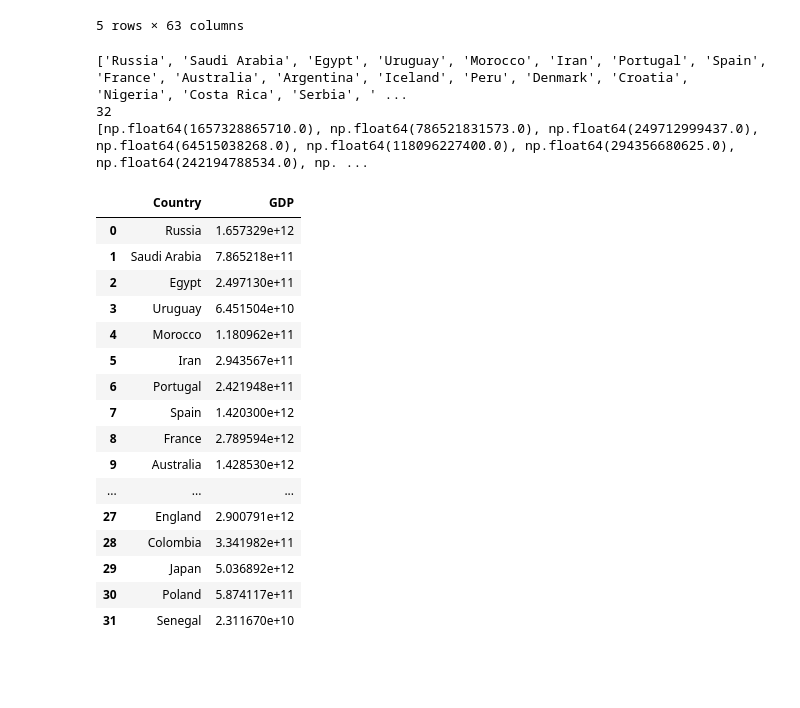
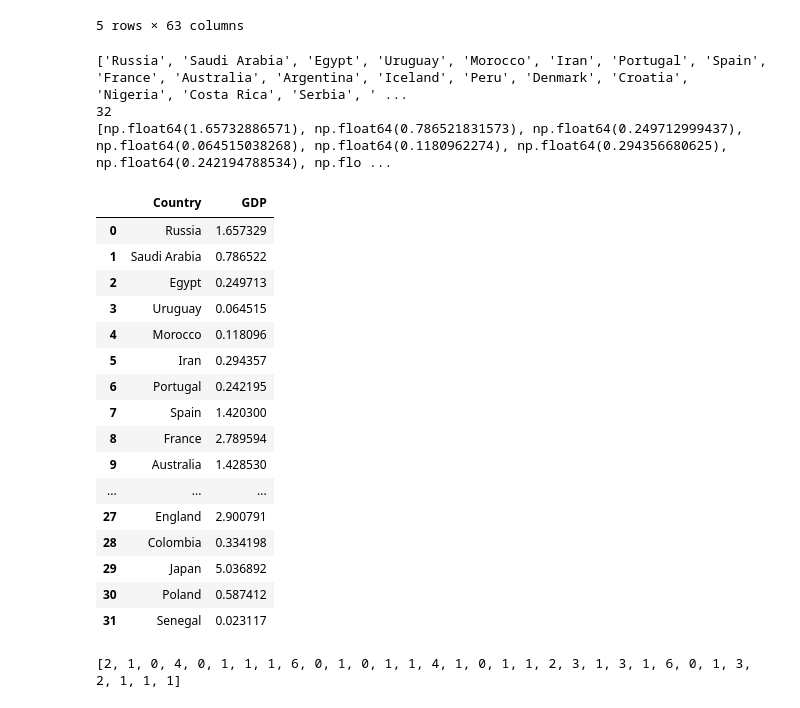
Before and after one commit to izziekei/Final-Project, a Jupyter notebook: Football_Data_Analysis.ipynb, the cells around one changed output. Saved outputs shown, nothing was run; the diff lists cells and outputs as text; code cells hidden in the pictures; blank space fills up the shorter version.

```diff
--- a/Football_Data_Analysis.ipynb
+++ b/Football_Data_Analysis.ipynb
@@ -590,40 +590,52 @@ gdp.head()
 # %%
 wc_teams = []
 for i in range (64):
     if wc_2018['home_team'][i] not in wc_teams:
         wc_teams.append(wc_2018['home_team'][i])
     if wc_2018['away_team'][i] not in wc_teams:
         wc_teams.append(wc_2018['away_team'][i])
 
 print(wc_teams)
 print(len(wc_teams))
 
 gdp_2018 = []
 for i in range (32):
     country = gdp.at[wc_teams[i], 'target_year']
-    gdp_2018.append(country)
+    gdp_2018.append(country/1000000000000)
 print(gdp_2018)
 
 wc_gdp = pd.DataFrame({'Country': wc_teams, 'GDP': gdp_2018})
 wc_gdp
 # %% [output]
 ['Russia', 'Saudi Arabia', 'Egypt', 'Uruguay', 'Morocco', 'Iran', 'Portugal', 'Spain', 'France', 'Australia', 'Argentina', 'Iceland', 'Peru', 'Denmark', 'Croatia', 'Nigeria', 'Costa Rica', 'Serbia', ' ...
 32
-[np.float64(1657328865710.0), np.float64(786521831573.0), np.float64(249712999437.0), np.float64(64515038268.0), np.float64(118096227400.0), np.float64(294356680625.0), np.float64(242194788534.0), np. ...
+[np.float64(1.65732886571), np.float64(0.786521831573), np.float64(0.249712999437), np.float64(0.064515038268), np.float64(0.1180962274), np.float64(0.294356680625), np.float64(0.242194788534), np.flo ...
 |  | Country | GDP |
-| 0 | Russia | 1.657329e+12 |
-| 1 | Saudi Arabia | 7.865218e+11 |
-| 2 | Egypt | 2.497130e+11 |
-| 3 | Uruguay | 6.451504e+10 |
-| 4 | Morocco | 1.180962e+11 |
-| 5 | Iran | 2.943567e+11 |
-| 6 | Portugal | 2.421948e+11 |
-| 7 | Spain | 1.420300e+12 |
-| 8 | France | 2.789594e+12 |
-| 9 | Australia | 1.428530e+12 |
+| 0 | Russia | 1.657329 |
+| 1 | Saudi Arabia | 0.786522 |
+| 2 | Egypt | 0.249713 |
+| 3 | Uruguay | 0.064515 |
+| 4 | Morocco | 0.118096 |
+| 5 | Iran | 0.294357 |
+| 6 | Portugal | 0.242195 |
+| 7 | Spain | 1.420300 |
+| 8 | France | 2.789594 |
+| 9 | Australia | 1.428530 |
 | ... | ... | ... |
-| 27 | England | 2.900791e+12 |
-| 28 | Colombia | 3.341982e+11 |
-| 29 | Japan | 5.036892e+12 |
-| 30 | Poland | 5.874117e+11 |
-| 31 | Senegal | 2.311670e+10 |
+| 27 | England | 2.900791 |
+| 28 | Colombia | 0.334198 |
+| 29 | Japan | 5.036892 |
+| 30 | Poland | 0.587412 |
+| 31 | Senegal | 0.023117 |
+# %%
+counter = []
+for j in range(32):
+    count = 0
+    for i in range(64):
+        if wc_2018['winner'][i] == wc_teams[j]:
+            count += 1
+    counter.append(count)
+
+print(counter)
+# %% [output]
+[2, 1, 0, 4, 0, 1, 1, 1, 6, 0, 1, 0, 1, 1, 4, 1, 0, 1, 1, 2, 3, 1, 3, 1, 6, 0, 1, 3, 2, 1, 1, 1]
```
Also changed, not shown: parts of 3 cells of this notebook, 1 other file.
